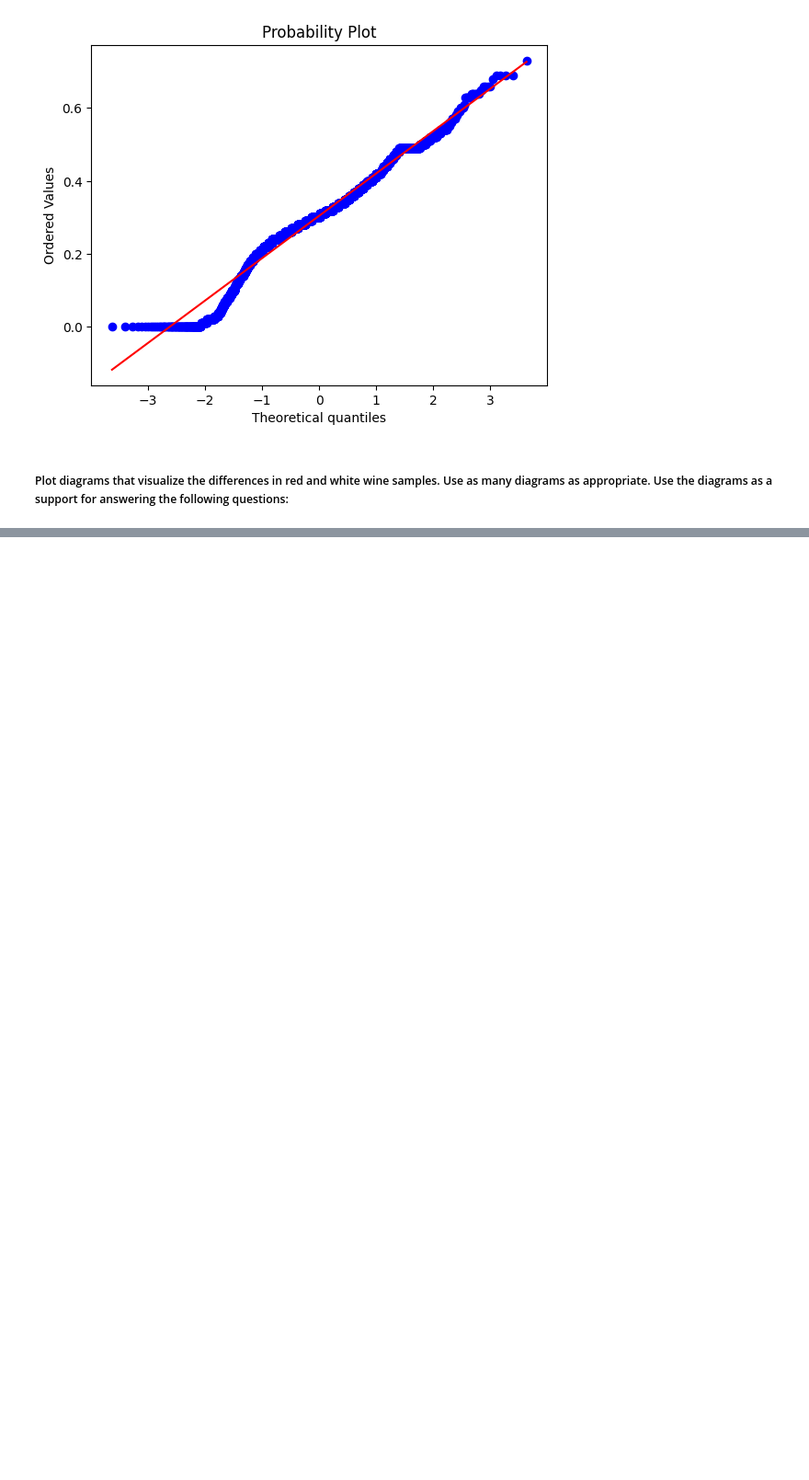
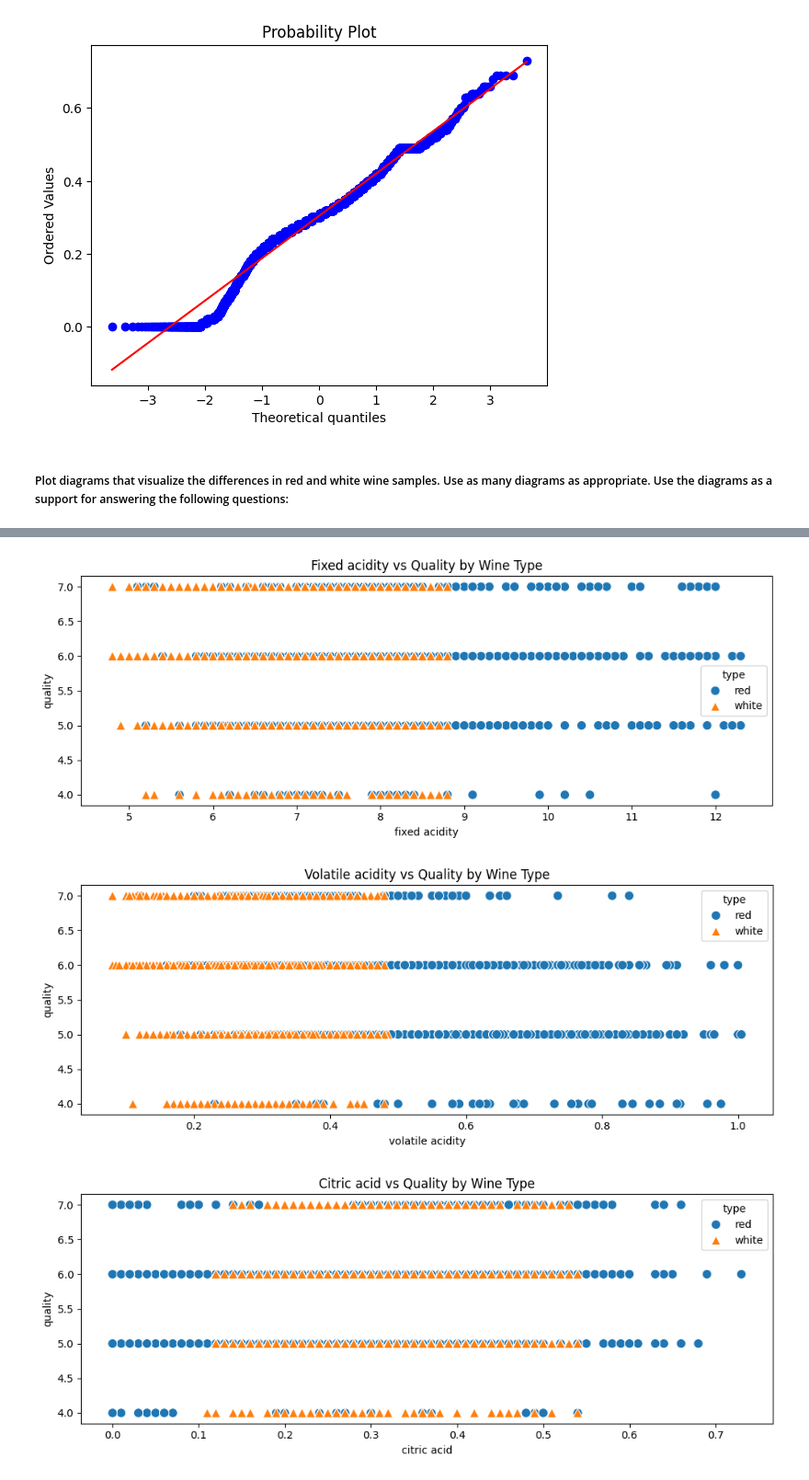
Before and after one commit to qmer05/mini_project_2_data_exploration_and_visualisation, a Jupyter notebook: exploratory_data_analysis/wine_data_analysis.ipynb, the cells around one changed output, grey strips where cells are left out. Shown at 92% size. Saved outputs shown, nothing was run; the diff lists cells and outputs as text; code cells hidden in the pictures; blank space fills up the shorter version.

```diff
--- a/exploratory_data_analysis/wine_data_analysis.ipynb
+++ b/exploratory_data_analysis/wine_data_analysis.ipynb
@@ -240,0 +292,24 @@ plt.show()
+# %%
+combined_df['type'] = combined_df['type'].map({0: 'red', 1: 'white'})
+
+for column in combined_df:
+    if column not in ['type', 'quality']:  # We fix y='quality'
+        plt.figure(figsize=(10, 4))
+        sbn.scatterplot(
+            data=combined_df,
+            x=column,
+            y='quality',
+            hue='type',
+            style='type',
+            markers=['o', '^'],
+            s=80
+        )
+        plt.title(f'{column.capitalize()} vs Quality by Wine Type')
+        plt.tight_layout()
+        plt.show()
+
+combined_df['type'] = label_encoder.fit_transform(combined_df['type'])
+# %% [output]
+[figure, added]
+[figure, added]
+[figure, added]
```
Also changed, not shown: parts of 26 cells of this notebook.
